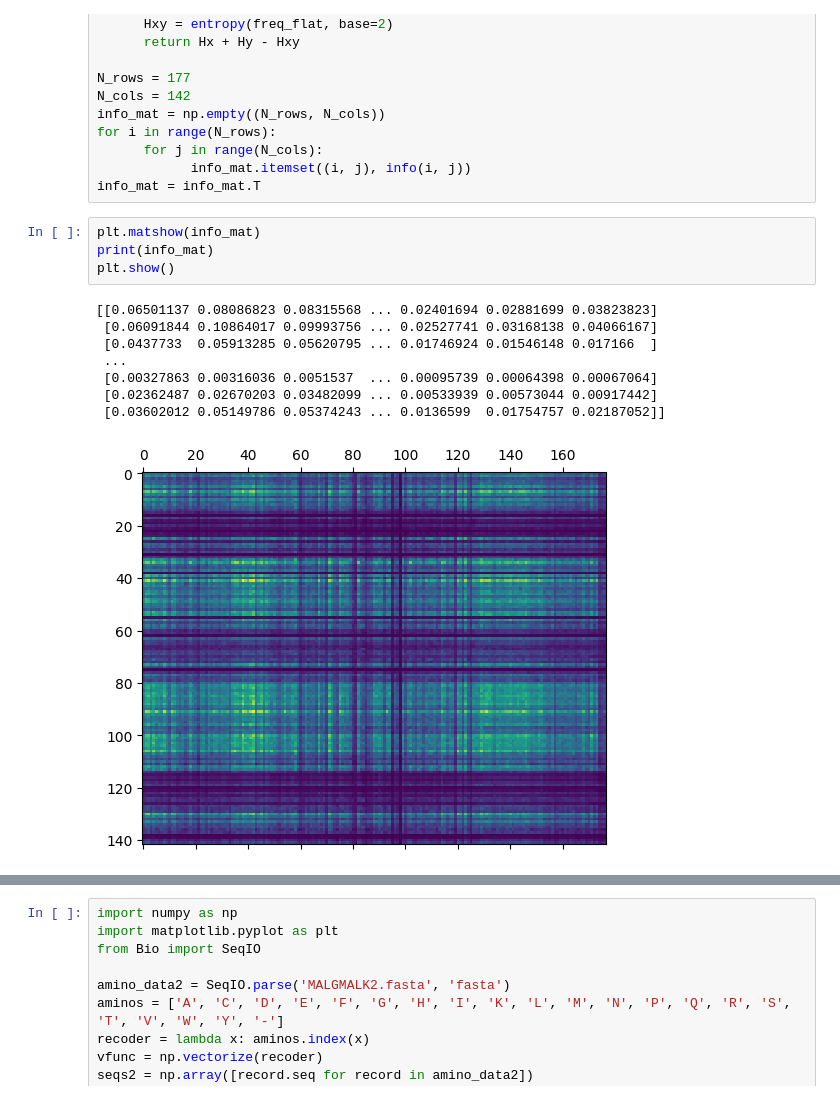
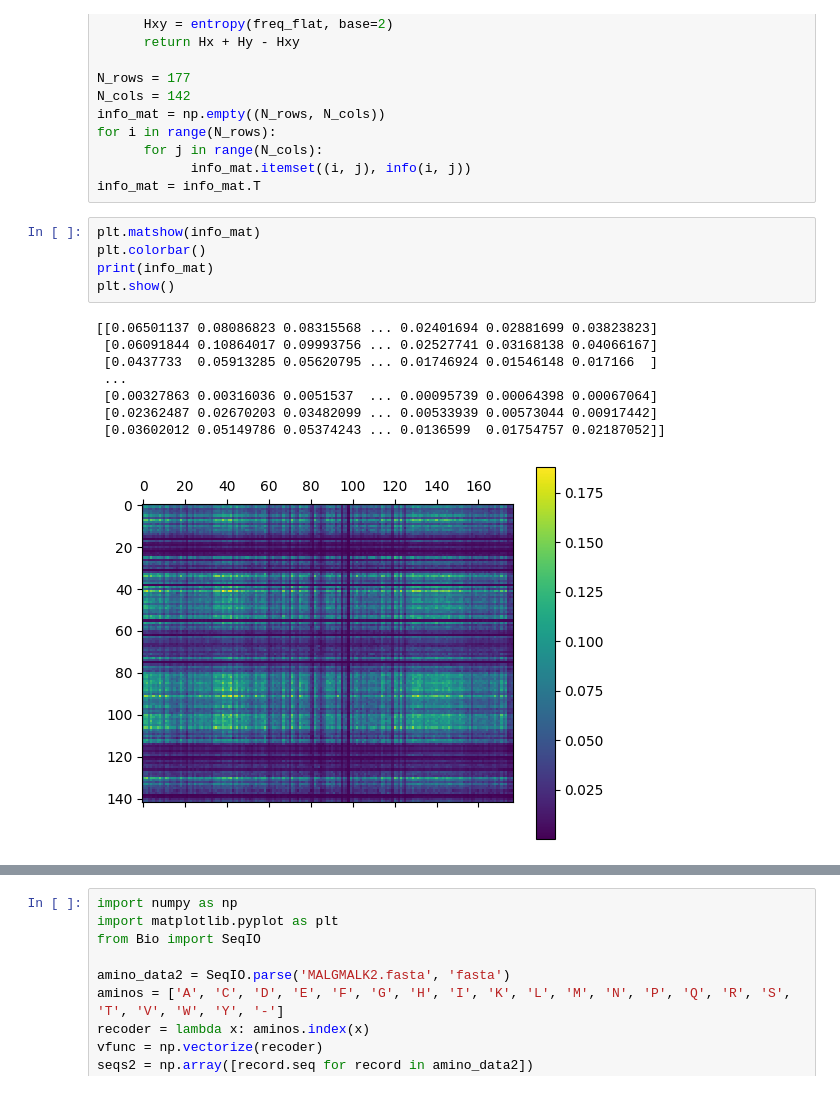
Before and after one commit to rubentium/BIO369, a Jupyter notebook: NAVASARDYAN_Ruben.ipynb, the cells around one changed output, grey strips where cells are left out. Cells and saved outputs as stored; diff of their text form.

```diff
--- a/NAVASARDYAN_Ruben.ipynb
+++ b/NAVASARDYAN_Ruben.ipynb
@@ -63,16 +63,17 @@ for i in range(N_rows):
 info_mat = info_mat.T
 # %%
 plt.matshow(info_mat)
+plt.colorbar()
 print(info_mat)
 plt.show()
 # %% [output]
 [[0.06501137 0.08086823 0.08315568 ... 0.02401694 0.02881699 0.03823823]
  [0.06091844 0.10864017 0.09993756 ... 0.02527741 0.03168138 0.04066167]
  [0.0437733  0.05913285 0.05620795 ... 0.01746924 0.01546148 0.017166  ]
  ...
  [0.00327863 0.00316036 0.0051537  ... 0.00095739 0.00064398 0.00067064]
  [0.02362487 0.02670203 0.03482099 ... 0.00533939 0.00573044 0.00917442]
  [0.03602012 0.05149786 0.05374243 ... 0.0136599  0.01754757 0.02187052]]
-[figure, old version]
+[figure, new version]
 # %%
 plt.hist(info_mat.flatten(), 30)
```
Also changed, not shown: parts of 19 cells of this notebook, 1 other file.
